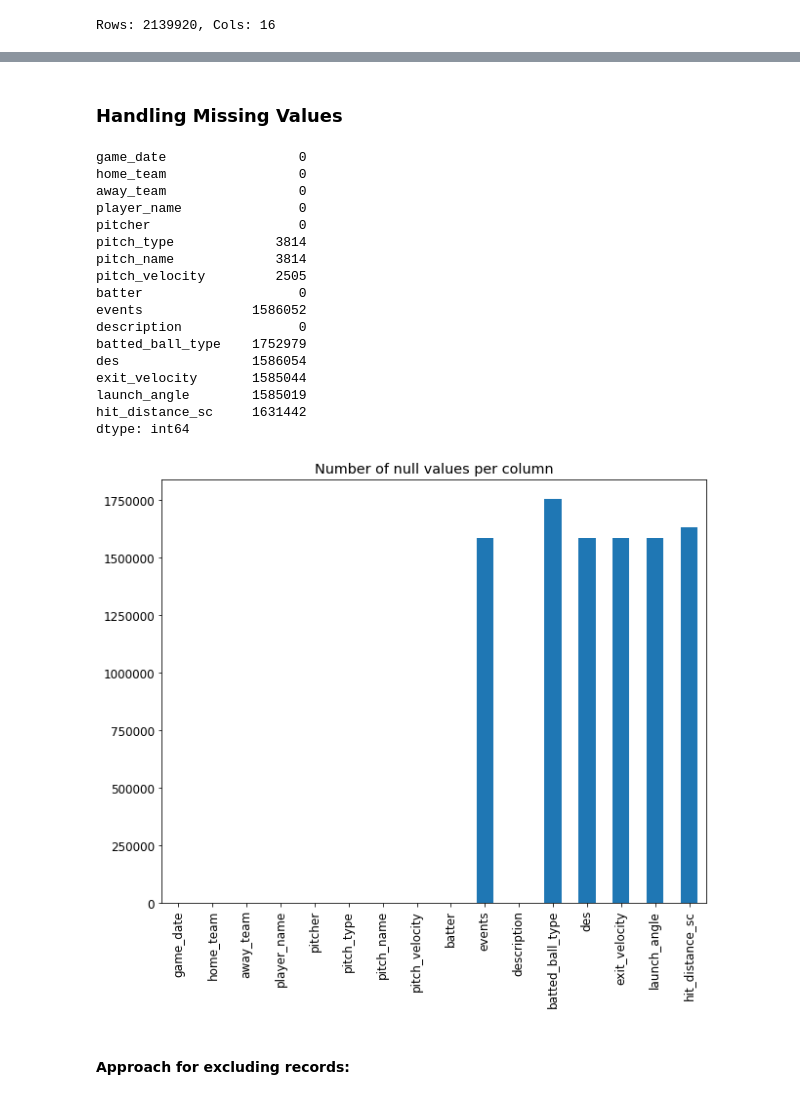
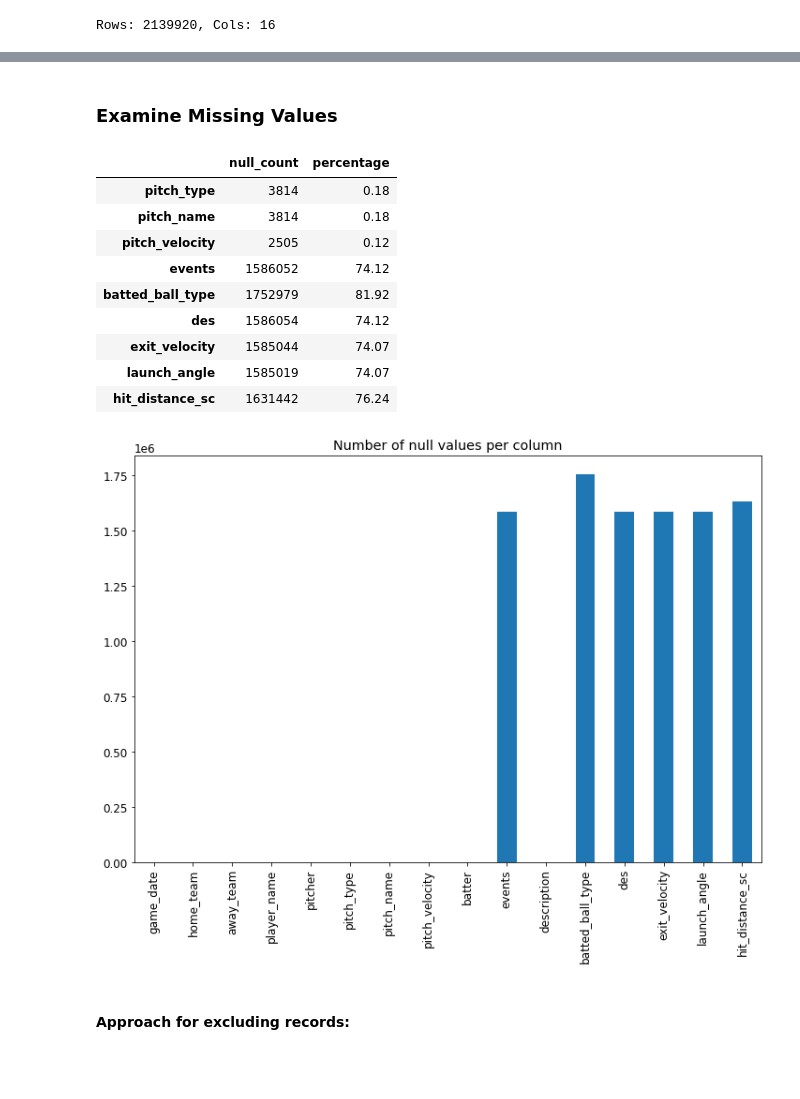
Before and after one commit to tweichle/Predicting-Baseball-Statistics, a Jupyter notebook: Regression/Random Forest-Regression for Baseball Outcomes.ipynb, the cells around one changed output, grey strips where cells are left out. Drawn from its saved outputs; the diff is of its cells as text; code cells hidden in the pictures; blank space fills up the shorter version.

```diff
--- a/Regression/Random Forest-Regression for Baseball Outcomes.ipynb
+++ b/Regression/Random Forest-Regression for Baseball Outcomes.ipynb
@@ -92,7 +98,7 @@ statcast(start_dt=[yesterday's date], end_dt=None, team=None)
 ### Reading a File
 # %%
 # Create data path variable for loading data
-data_path = '/Users/yangweichle/Documents/GeneralAssembly/Projects/Datasets/'
+data_path = '/Users/yangweichle/Documents/Employment/TRAINING/DATA SCIENCE/PROJECTS/PredictingBaseballStatistics/Datasets'
 # %%
 # Read file into DataFrame
 # Note: header=0 disables the header from the file
@@ -204,35 +230,32 @@ hit_distance_sc     float64
 dtypes: float64(6), object(10)
 memory usage: 277.5+ MB
 # %% [markdown]
-### Handling Missing Values
+### Examine Missing Values
 # %%
 # Count the missing values in each column of a DataFrame - sum() works because True is 1 and False is 0
-all_MLB_teams2015_2017_new.isnull().sum()
+null_counts = all_MLB_teams2015_2017_new.isnull().sum()
+total_counts = all_MLB_teams2015_2017_new.isnull().count()
+missing_percentage = round(null_counts/total_counts*100, 2)
+missing_df = pd.DataFrame({'null_count': null_counts, 'percentage': missing_percentage})
+missing_df[missing_df.null_count > 0]
 # %% [output]
-game_date                 0
-home_team                 0
-away_team                 0
-player_name               0
-pitcher                   0
-pitch_type             3814
-pitch_name             3814
-pitch_velocity         2505
-batter                    0
-events              1586052
-description               0
-batted_ball_type    1752979
-des                 1586054
-exit_velocity       1585044
-launch_angle        1585019
-hit_distance_sc     1631442
-dtype: int64
+|  | null_count | percentage |
+| pitch_type | 3814 | 0.18 |
+| pitch_name | 3814 | 0.18 |
+| pitch_velocity | 2505 | 0.12 |
+| events | 1586052 | 74.12 |
+| batted_ball_type | 1752979 | 81.92 |
+| des | 1586054 | 74.12 |
+| exit_velocity | 1585044 | 74.07 |
+| launch_angle | 1585019 | 74.07 |
+| hit_distance_sc | 1631442 | 76.24 |
 # %%
 # Create a vertical bar plot by number of missing values per column using matplotlib
 # Note: figsize: a tuple (width, height) in inches
-all_MLB_teams2015_2017_new.isnull().sum().plot.bar(figsize=(10, 8));
+all_MLB_teams2015_2017_new.isnull().sum().plot.bar();
 plt.title('Number of null values per column');
 # %% [output]
-[figure, old version]
+[figure, new version]
 # %% [markdown]
 #### Approach for excluding records:
 # %% [markdown]
```
Also changed, not shown: parts of 50 cells of this notebook.
